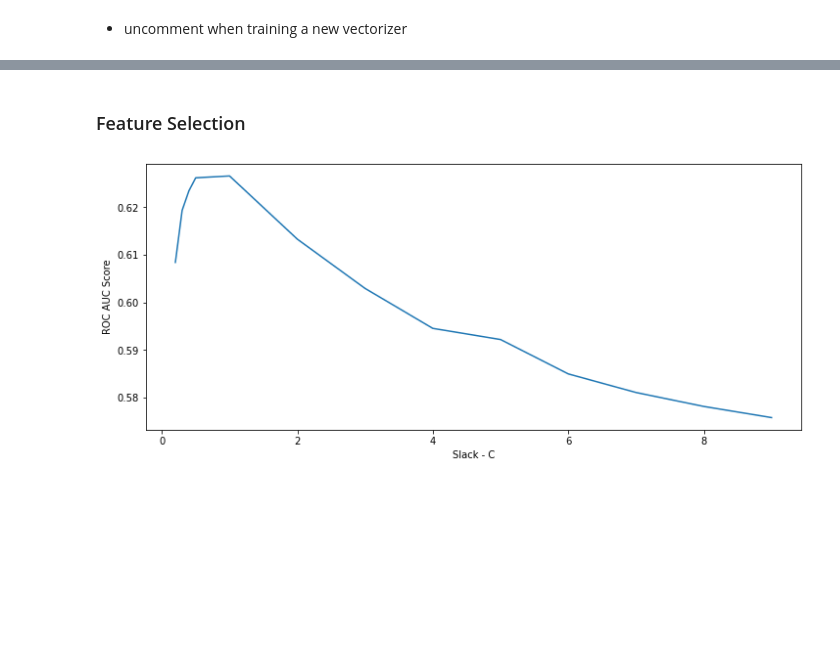
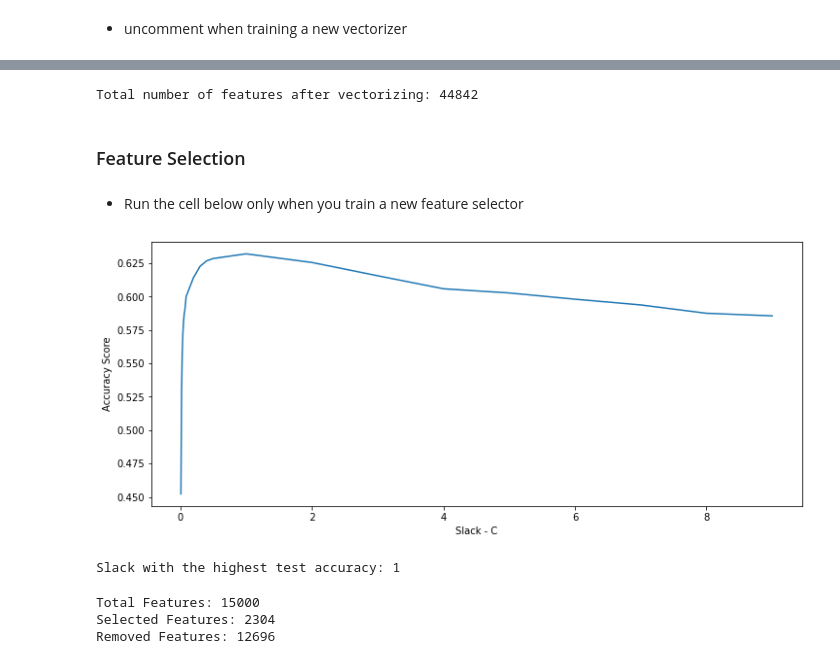
Before and after one commit to amuraddd/Trip-Advisor-Hotel-Reviews-Rating-Prediction, a Jupyter notebook: research_and_models.ipynb, the cells around one changed output, grey strips where cells are left out. Cells and saved outputs as stored; diff of their text form; code cells hidden in the pictures; blank space fills up the shorter version.

Commit message:
feature selection complete

```diff
--- a/research_and_models.ipynb
+++ b/research_and_models.ipynb
@@ -259,6 +268,7 @@ reviews.head()
 # %%
-x = vectorized_reviews.iloc[:, random_features]
-y = reviews['Rating']
+x, y = get_xy(reviews)
+# %% [output]
+Total number of features after vectorizing: 44842
 # %% [markdown]
 ### Feature Selection
 # %%
@@ -278,18 +293,38 @@ alphas = [0.2,0.3,0.4,0.5,1,2,3,4,5,6,7,8,9]
-# %%
-score = dict()
-for alpha in alphas:
-    svm = LinearSVC(C=alpha, random_state=0, penalty='l1', dual=False, multi_class='ovr')
-    svm_fit = svm.fit(x_train, y_train)
-
-    svm_predict = svm_fit.predict(x_test)
-
-    score[alpha] = accuracy_score(y_test, svm_predict)
-# %%
-fig, ax = plt.subplots(figsize=(12,5))
-ax = plt.plot(alphas, [score for score in score.values()])
-plt.ylabel('ROC AUC Score')
-plt.xlabel('Slack - C')
-plt.show()
-fig.savefig('plots/SVC_FeatureSelection.png')
-# %% [output]
-[figure, removed]
+# %%
+def train_feature_selector(x_train, x_test, y_train, y_test, model_path='saved_models/feature_selector.pkl'):
+    """Train the feature selector and save the model"""
+    slacks = [0.01,0.02,0.03,0.04,0.05,0.06,0.07,0.08,0.09,0.1,0.2,0.3,0.4,0.5,1,2,3,4,5,6,7,8,9]
+
+    score = dict()
+    for slack in slacks:
+        svm = LinearSVC(C=slack, random_state=0, penalty='l1', dual=False, multi_class='ovr')
+        svm_fit = svm.fit(x_train, y_train)
+
+        svm_predict = svm_fit.predict(x_test)
+
+        score[slack] = accuracy_score(y_test, svm_predict)
+
+    fig, ax = plt.subplots(figsize=(12,5))
+    ax = plt.plot(slacks, [score for score in score.values()])
+    plt.ylabel('Accuracy Score')
+    plt.xlabel('Slack - C')
+    plt.show()
+    fig.savefig('plots/SVC_FeatureSelection.png')
+
+    #retrain the model based on the slack that produces the highest accuracy score on the test set
+    selected_slack = max(score, key=score.get)
+    svm = LinearSVC(C=selected_slack, random_state=0, penalty='l1', dual=False, multi_class='ovr').fit(x_train, y_train)
+    feature_selection_model = SelectFromModel(svm, prefit=True)
+
+    #save the model
+    joblib.dump(feature_selection_model, model_path)
+
+    #print the slack with the highest test accuracy
+    print('Slack with the highest test accuracy: {}'.format(max(score, key=score.get)))
+# %% [markdown]
+- Run the cell below only when you train a new feature selector
+# %%
+train_feature_selector(x_train, x_test, y_train, y_test, model_path='saved_models/feature_selector.pkl')
+# %% [output]
+[figure, added]
+Slack with the highest test accuracy: 1
@@ -295,0 +349,6 @@ fig.savefig('plots/SVC_FeatureSelection.png')
+# %%
+feature_set, x_train, x_test = feature_selection_svc(x_train, x_test, model_path='saved_models/feature_selector.pkl')
+# %% [output]
+Total Features: 15000
+Selected Features: 2304
+Removed Features: 12696
```
Also changed, not shown: parts of 14 cells of this notebook.
